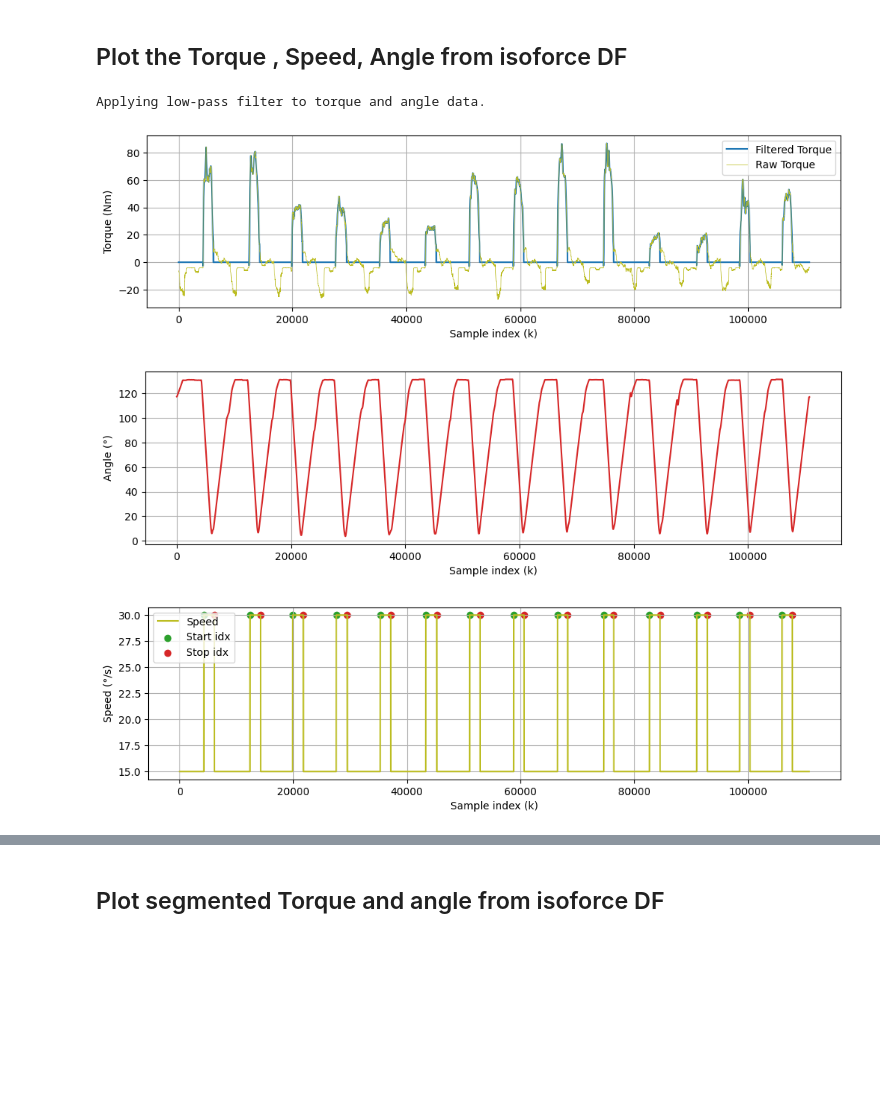
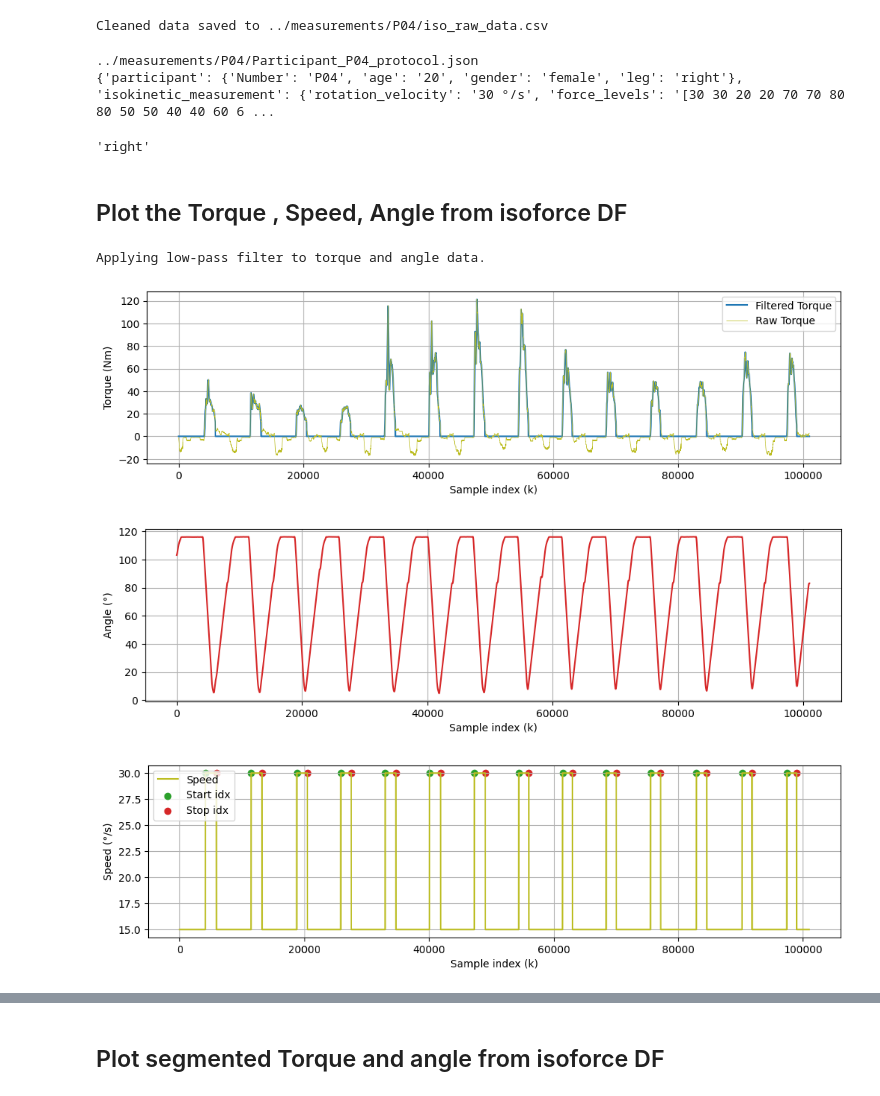
Before and after one commit to Arash-Keshavarz/EIT_Thigh_Force_Estimation, a Jupyter notebook: post_processing/Post_processing.ipynb, the cells around one changed output, grey strips where cells are left out. Drawn from its saved outputs; the diff is of its cells as text; code cells hidden in the pictures; blank space fills up the shorter version.

```diff
--- a/post_processing/Post_processing.ipynb
+++ b/post_processing/Post_processing.ipynb
@@ -13,18 +5,34 @@ Cleaned data saved to /Users/arash/Library/Mobile Documents/com~apple~CloudDocs/
+# %%
+file_path = "../measurements/P04"
+# %%
+iso_raw_DF = generate_DF(file_path)
+# %% [output]
+Cleaned data saved to ../measurements/P04/iso_raw_data.csv
+# %%
+protocol = Protocol(file_path)
+# %% [output]
+../measurements/P04/Participant_P04_protocol.json
+{'participant': {'Number': 'P04', 'age': '20', 'gender': 'female', 'leg': 'right'}, 'isokinetic_measurement': {'rotation_velocity': '30 °/s', 'force_levels': '[30 30 20 20 70 70 80 80 50 50 40 40 60 6 ...
+# %%
+protocol.Participant.leg
+# %% [output]
+'right'
 # %% [markdown]
 ## Plot the Torque , Speed, Angle from isoforce DF
 # %%
 import pandas as pd
-#iso_raw_DF = r"D:\EIT\EIT_Thigh_Force_Measurement\GUI_Data_Acquisition\measurements\Judi_t_20250207_084859\iso_raw_data.csv"
-#iso_raw_DF = pd.read_csv(iso_raw_DF)
-isoforce_iso = IsoForceRAW(iso_raw_DF, LP_filter_enabled=True, Leg='right')
+
+# iso_raw_DF = r"D:\EIT\EIT_Thigh_Force_Measurement\GUI_Data_Acquisition\measurements\Judi_t_20250207_084859\iso_raw_data.csv"
+# iso_raw_DF = pd.read_csv(iso_raw_DF)
+isoforce_iso = IsoForceRAW(iso_raw_DF, protocol, LP_filter_enabled=True)
 isoforce_iso.plot_torque()
 isoforce_iso.plot_angle()
 isoforce_iso.plot_speed()
 # %% [output]
 Applying low-pass filter to torque and angle data.
-[figure, old version]
+[figure, new version]
-[figure, old version]
+[figure, new version]
-[figure, old version]
+[figure, new version]
 # %%
 isoforce_iso.plot_data()
 # %% [output]
```
Also changed, not shown: parts of 25 cells of this notebook, 6 other files.
